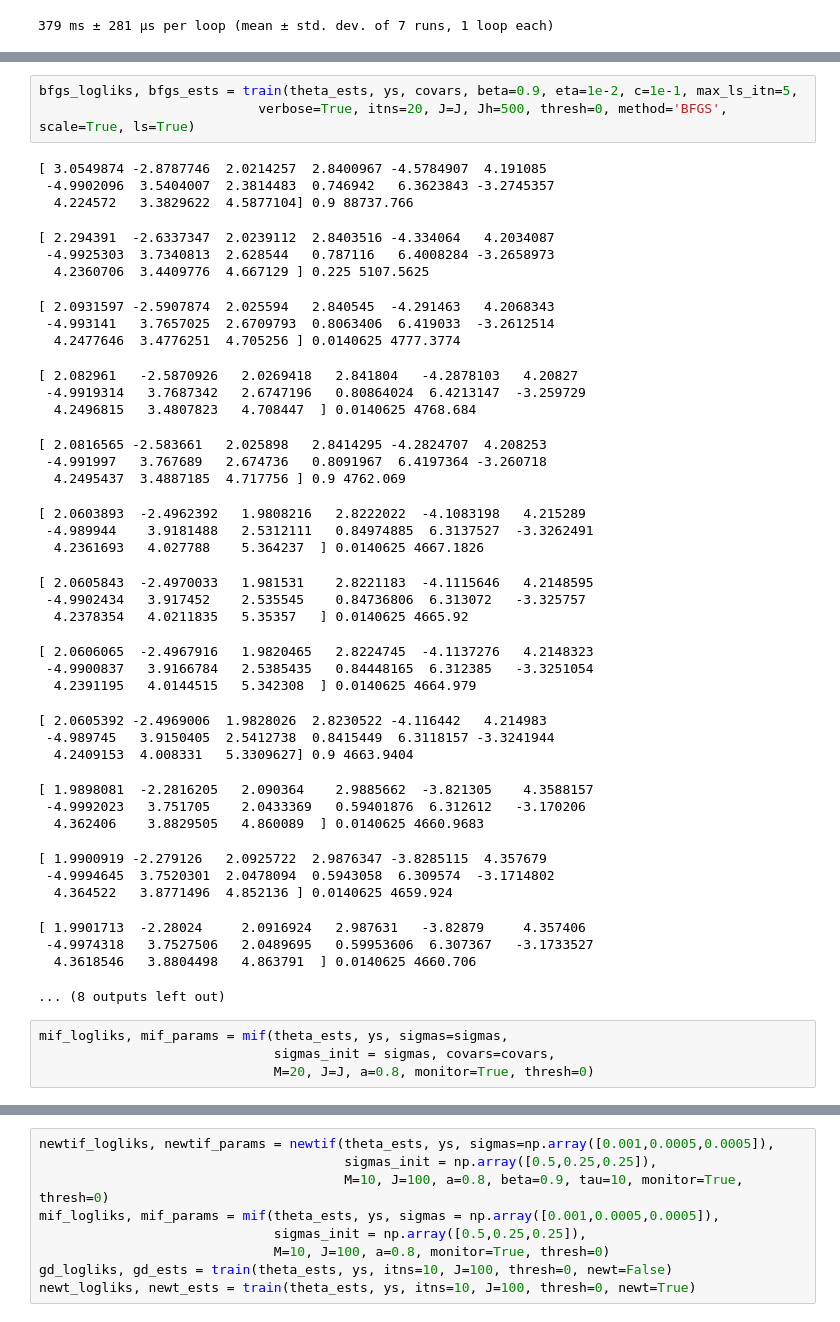
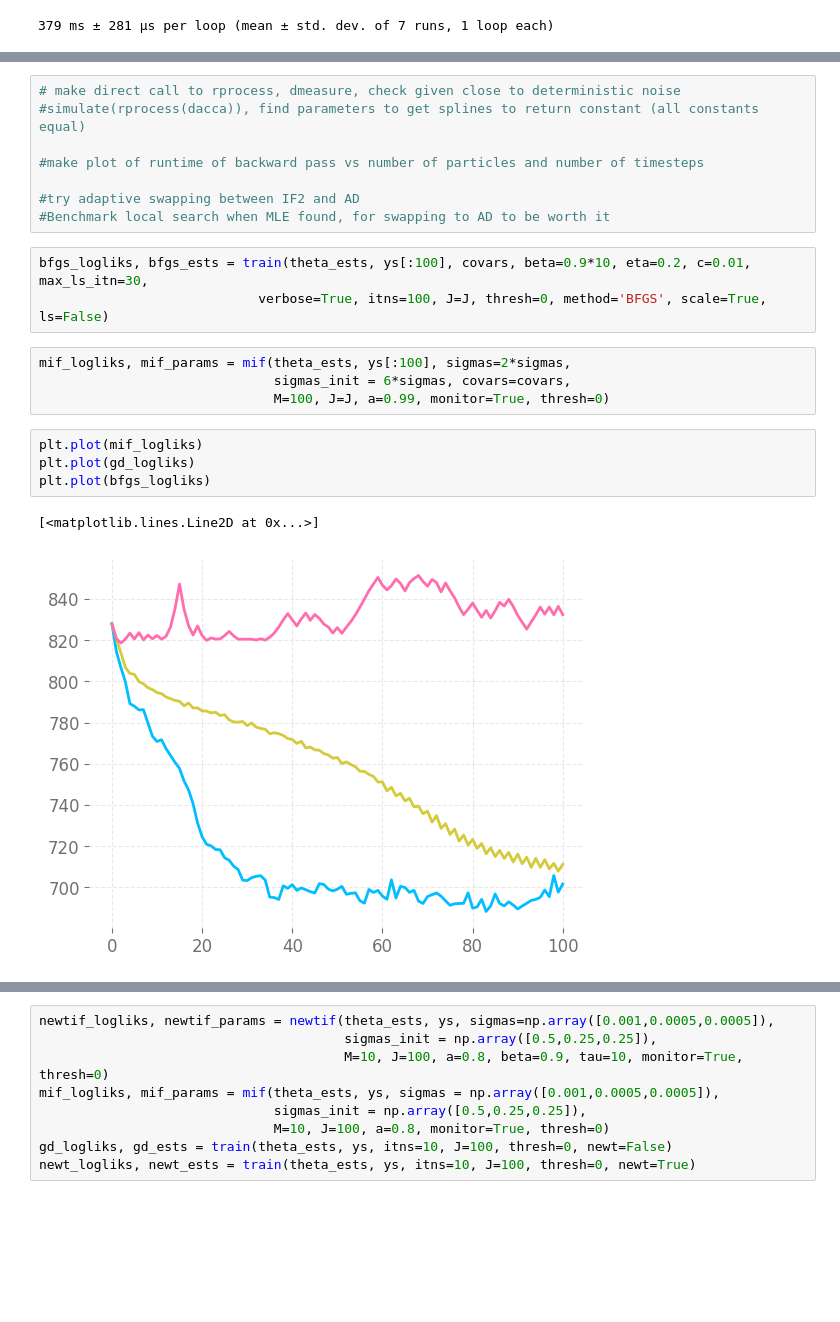
Before and after one commit to hetankevin/diffilter, a Jupyter notebook: cholera.ipynb, the cells around one changed output, grey strips where cells are left out. Saved outputs shown, nothing was run; the diff lists cells and outputs as text; blank space fills up the shorter version.

Commit message:
sanity check pfilter

```diff
--- a/cholera.ipynb
+++ b/cholera.ipynb
@@ -216,45 +321,22 @@ weighted_newt_logliks, weighted_newt_ests = train(theta_ests, ys, covars, beta=0
+# %%
+# make direct call to rprocess, dmeasure, check given close to deterministic noise
+#simulate(rprocess(dacca)), find parameters to get splines to return constant (all constants equal)
+
+#make plot of runtime of backward pass vs number of particles and number of timesteps
+
+#try adaptive swapping between IF2 and AD
+#Benchmark local search when MLE found, for swapping to AD to be worth it
 # %%
-bfgs_logliks, bfgs_ests = train(theta_ests, ys, covars, beta=0.9, eta=1e-2, c=1e-1, max_ls_itn=5,
-                            verbose=True, itns=20, J=J, Jh=500, thresh=0, method='BFGS', scale=True, ls=True)
+bfgs_logliks, bfgs_ests = train(theta_ests, ys[:100], covars, beta=0.9*10, eta=0.2, c=0.01, max_ls_itn=30,
+                            verbose=True, itns=100, J=J, thresh=0, method='BFGS', scale=True, ls=False)
-# %% [output]
-[ 3.0549874 -2.8787746  2.0214257  2.8400967 -4.5784907  4.191085
- -4.9902096  3.5404007  2.3814483  0.746942   6.3623843 -3.2745357
-  4.224572   3.3829622  4.5877104] 0.9 88737.766
-[ 2.294391  -2.6337347  2.0239112  2.8403516 -4.334064   4.2034087
- -4.9925303  3.7340813  2.628544   0.787116   6.4008284 -3.2658973
-  4.2360706  3.4409776  4.667129 ] 0.225 5107.5625
-[ 2.0931597 -2.5907874  2.025594   2.840545  -4.291463   4.2068343
- -4.993141   3.7657025  2.6709793  0.8063406  6.419033  -3.2612514
-  4.2477646  3.4776251  4.705256 ] 0.0140625 4777.3774
-[ 2.082961   -2.5870926   2.0269418   2.841804   -4.2878103   4.20827
- -4.9919314   3.7687342   2.6747196   0.80864024  6.4213147  -3.259729
-  4.2496815   3.4807823   4.708447  ] 0.0140625 4768.684
-[ 2.0816565 -2.583661   2.025898   2.8414295 -4.2824707  4.208253
- -4.991997   3.767689   2.674736   0.8091967  6.4197364 -3.260718
-  4.2495437  3.4887185  4.717756 ] 0.9 4762.069
-[ 2.0603893  -2.4962392   1.9808216   2.8222022  -4.1083198   4.215289
- -4.989944    3.9181488   2.5312111   0.84974885  6.3137527  -3.3262491
-  4.2361693   4.027788    5.364237  ] 0.0140625 4667.1826
-[ 2.0605843  -2.4970033   1.981531    2.8221183  -4.1115646   4.2148595
- -4.9902434   3.917452    2.535545    0.84736806  6.313072   -3.325757
-  4.2378354   4.0211835   5.35357   ] 0.0140625 4665.92
-[ 2.0606065  -2.4967916   1.9820465   2.8224745  -4.1137276   4.2148323
- -4.9900837   3.9166784   2.5385435   0.84448165  6.312385   -3.3251054
-  4.2391195   4.0144515   5.342308  ] 0.0140625 4664.979
-[ 2.0605392 -2.4969006  1.9828026  2.8230522 -4.116442   4.214983
- -4.989745   3.9150405  2.5412738  0.8415449  6.3118157 -3.3241944
-  4.2409153  4.008331   5.3309627] 0.9 4663.9404
-[ 1.9898081  -2.2816205   2.090364    2.9885662  -3.821305    4.3588157
- -4.9992023   3.751705    2.0433369   0.59401876  6.312612   -3.170206
-  4.362406    3.8829505   4.860089  ] 0.0140625 4660.9683
-[ 1.9900919 -2.279126   2.0925722  2.9876347 -3.8285115  4.357679
- -4.9994645  3.7520301  2.0478094  0.5943058  6.309574  -3.1714802
-  4.364522   3.8771496  4.852136 ] 0.0140625 4659.924
-[ 1.9901713  -2.28024     2.0916924   2.987631   -3.82879     4.357406
- -4.9974318   3.7527506   2.0489695   0.59953606  6.307367   -3.1733527
-  4.3618546   3.8804498   4.863791  ] 0.0140625 4660.706
-... (8 outputs left out)
 # %%
-mif_logliks, mif_params = mif(theta_ests, ys, sigmas=sigmas,
-                              sigmas_init = sigmas, covars=covars,
-                              M=20, J=J, a=0.8, monitor=True, thresh=0)
+mif_logliks, mif_params = mif(theta_ests, ys[:100], sigmas=2*sigmas,
+                              sigmas_init = 6*sigmas, covars=covars,
+                              M=100, J=J, a=0.99, monitor=True, thresh=0)
+# %%
+plt.plot(mif_logliks)
+plt.plot(gd_logliks)
+plt.plot(bfgs_logliks)
+# %% [output]
+[<matplotlib.lines.Line2D at 0x...>]
+[figure, added]
```
Also changed, not shown: parts of 36 cells of this notebook, 6 other files.
